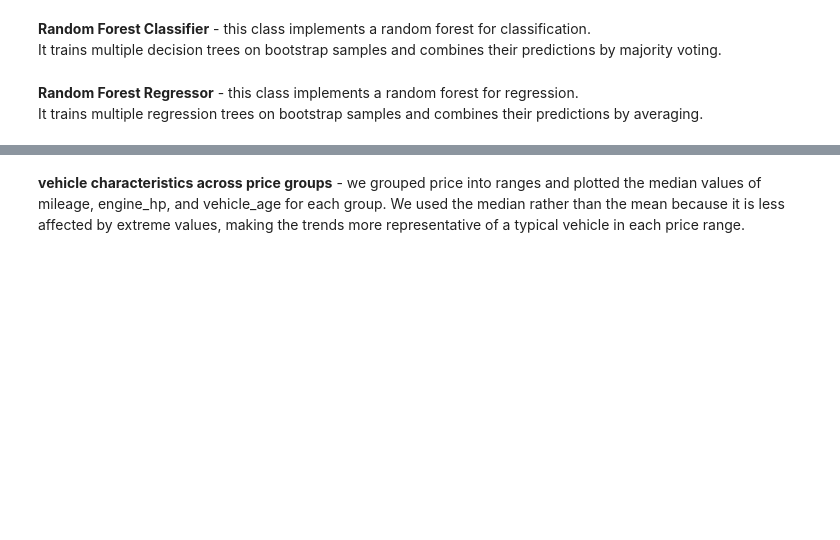
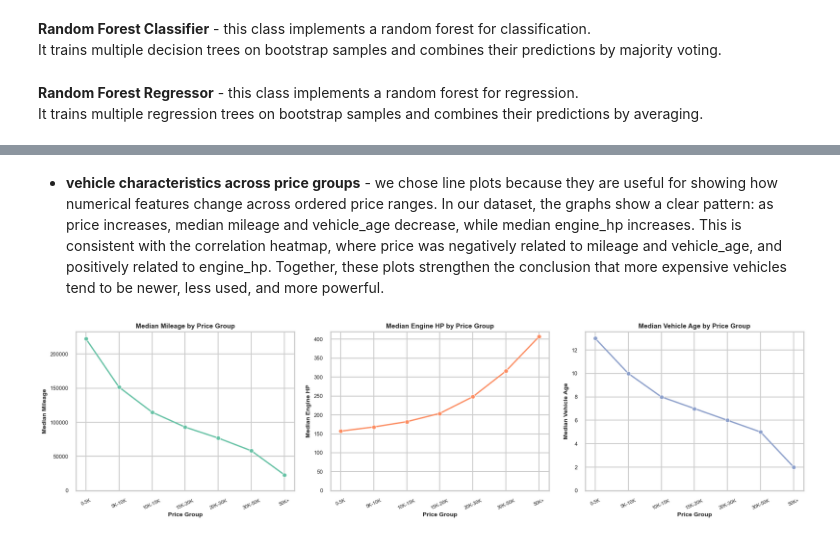
Before and after one commit to reychely/ML_HW1, a Jupyter notebook: HW1_209807130_212703813.ipynb, the cells around one changed output, grey strips where cells are left out. Cells and saved outputs as stored; diff of their text form; code cells hidden in the pictures; blank space fills up the shorter version.

```diff
--- a/HW1_209807130_212703813.ipynb
+++ b/HW1_209807130_212703813.ipynb
@@ -598,9 +638,9 @@ plt.show()
 # %% [markdown]
-**vehicle characteristics across price groups** - we grouped price into ranges and plotted the median values of mileage, engine_hp, and vehicle_age for each group.
-We used the median rather than the mean because it is less affected by extreme values, making the trends more representative of a typical vehicle in each price range.
+* **vehicle characteristics across price groups** - we chose line plots because they are useful for showing how numerical features change across ordered price ranges.
+In our dataset, the graphs show a clear pattern: as price increases, median mileage and vehicle_age decrease, while median engine_hp increases. This is consistent with the correlation heatmap, where price was negatively related to mileage and vehicle_age, and positively related to engine_hp. Together, these plots strengthen the conclusion that more expensive vehicles tend to be newer, less used, and more powerful.
 # %%
 price_bins = [0, 5000, 10000, 15000, 20000, 30000, 50000, float("inf")]
-price_labels = ["0–5K", "5K–10K", "10K–15K", "15K–20K", "20K–30K", "30K–50K", "50K+"]
+price_labels = ["0-5K", "5K-10K", "10K-15K", "15K-20K", "20K-30K", "30K-50K", "50K+"]
 
 df["price_group"] = pd.cut(
     df["price"],
@@ -645,30 +685,32 @@ sns.lineplot(
     linewidth=2.2,
     markersize=7,
     ax=axes[1]
 )
 axes[1].set_title("Median Engine HP by Price Group", fontsize=11)
 axes[1].set_xlabel("Price Group", fontsize=10)
 axes[1].set_ylabel("Median Engine HP", fontsize=10)
 axes[1].tick_params(axis="x", labelsize=8, rotation=25)
 axes[1].tick_params(axis="y", labelsize=9)
 axes[1].set_ylim(bottom=0)
 
 sns.lineplot(
     data=price_summary,
     x="price_group",
     y="vehicle_age",
     marker="o",
     color=set2_colors[2],
     linewidth=2.2,
     markersize=7,
     ax=axes[2]
 )
 axes[2].set_title("Median Vehicle Age by Price Group", fontsize=11)
 axes[2].set_xlabel("Price Group", fontsize=10)
 axes[2].set_ylabel("Median Vehicle Age", fontsize=10)
 axes[2].tick_params(axis="x", labelsize=8, rotation=25)
 axes[2].tick_params(axis="y", labelsize=9)
 axes[2].set_ylim(bottom=0)
 
 plt.tight_layout()
 plt.show()
+# %% [output]
+[figure, added]
```
Also changed, not shown: parts of 23 cells of this notebook.
